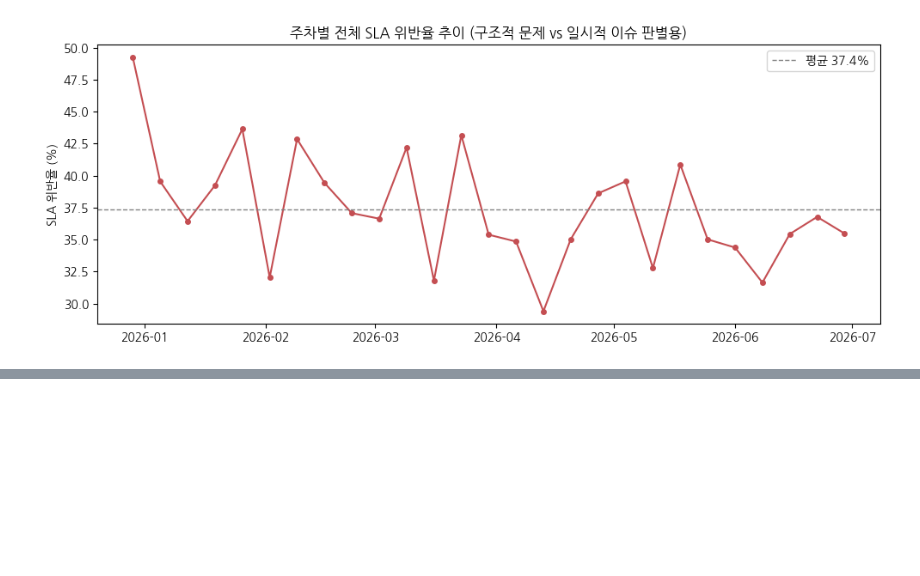
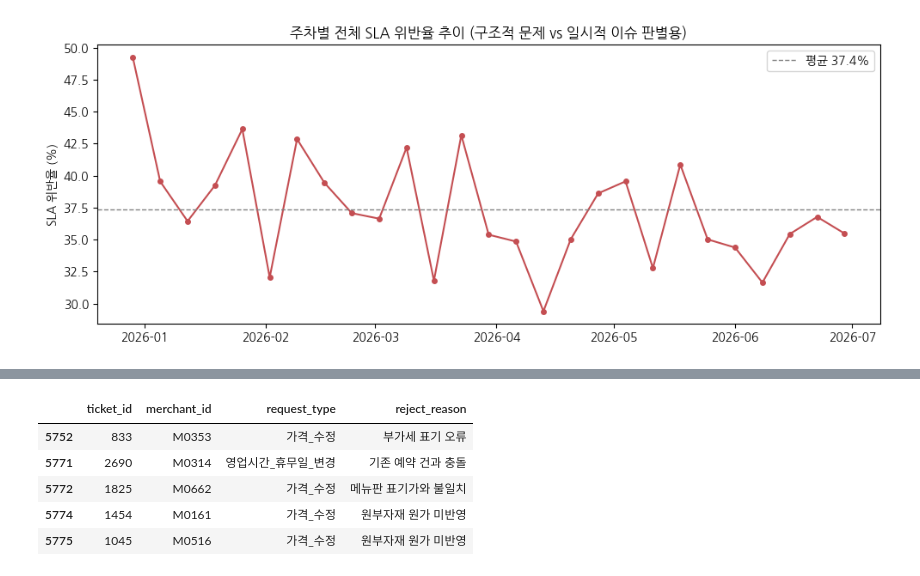
Before and after one commit to hwasun-zip/ItsSpeed, a Jupyter notebook: ItsSpeed.ipynb, the cells around one changed output, grey strips where cells are left out. Saved outputs shown, nothing was run; the diff lists cells and outputs as text; code cells hidden in the pictures; blank space fills up the shorter version.

```diff
--- a/ItsSpeed.ipynb
+++ b/ItsSpeed.ipynb
@@ -469,3 +469,31 @@ WARNING: apt does not have a stable CLI interface. Use with caution in scripts.
 [figure]
 [figure]
 [figure]
+# %%
+# 8. What-if 시뮬레이션 — SLA 재설정 시 위반율은 얼마나 줄어드나
+# 3가지 개선 시나리오 검증
+
+df = pd.read_sql("SELECT * FROM catalog_requests", conn, parse_dates=['submitted_at', 'assigned_at'])
+biz = df[df['request_type'] == '영업시간_휴무일_변경'].copy()
+weekend = biz[biz['day_of_week'].isin(['Fri', 'Sat', 'Sun'])].copy()
+
+print("=== 시나리오 A: SLA 기준만 조정 (프로세스는 그대로) ===")
+for sla in [2, 4, 8, 12, 24]:
+    rate = (weekend['total_processing_hours'] > sla).mean() * 100
+    print(f"  SLA={sla}h -> 위반율 {rate:.1f}%")
+
+print("\n=== 시나리오 B: 패스트트랙 (배정 대기시간 제거) ===")
+weekend['assign_wait_h'] = (weekend['assigned_at'] - weekend['submitted_at']).dt.total_seconds() / 3600
+weekend['fasttrack_hours'] = weekend['total_processing_hours'] - weekend['assign_wait_h']
+for sla in [2, 4]:
+    rate = (weekend['fasttrack_hours'] > sla).mean() * 100
+    print(f"  SLA={sla}h (패스트트랙) -> 위반율 {rate:.1f}%")
+
+print("\n=== 시나리오 C: 숙련 담당자(처리 빠른 상위 3명) 전담 배정 ===")
+by_reviewer = biz.groupby('reviewer_id')['total_processing_hours'].mean().sort_values()
+top3_avg = by_reviewer.head(3).mean()
+scale = top3_avg / by_reviewer.mean()
+weekend['simulated_hours'] = weekend['total_processing_hours'] * scale
+for sla in [2, 4]:
+    rate = (weekend['simulated_hours'] > sla).mean() * 100
+    print(f"  SLA={sla}h (숙련 담당자 전담) -> 위반율 {rate:.1f}%")
@@ -471,0 +602,13 @@ WARNING: apt does not have a stable CLI interface. Use with caution in scripts.
+# %%
+# 자동화 대상 데이터 추출
+last_week_start = df['submitted_at'].max() - pd.Timedelta(days=7)
+targets = df[(df['submitted_at'] >= last_week_start) & (df['sla_breached']==1) & (df['rework_count']>0)]
+targets = targets[['ticket_id','merchant_id','request_type','reject_reason']].head(5)
+targets
+# %% [output]
+|  | ticket_id | merchant_id | request_type | reject_reason |
+| 5752 | 833 | M0353 | 가격_수정 | 부가세 표기 오류 |
+| 5771 | 2690 | M0314 | 영업시간_휴무일_변경 | 기존 예약 건과 충돌 |
+| 5772 | 1825 | M0662 | 가격_수정 | 메뉴판 표기가와 불일치 |
+| 5774 | 1454 | M0161 | 가격_수정 | 원부자재 원가 미반영 |
+| 5775 | 1045 | M0516 | 가격_수정 | 원부자재 원가 미반영 |
```
Also changed, not shown: parts of 4 cells of this notebook.
